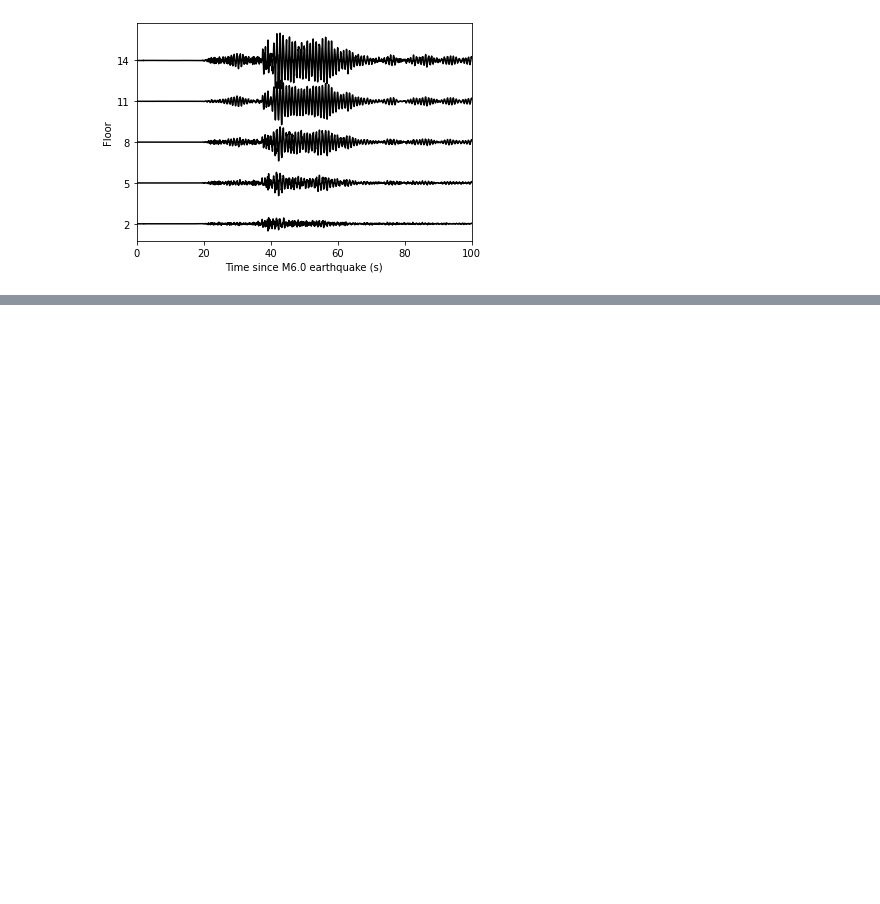
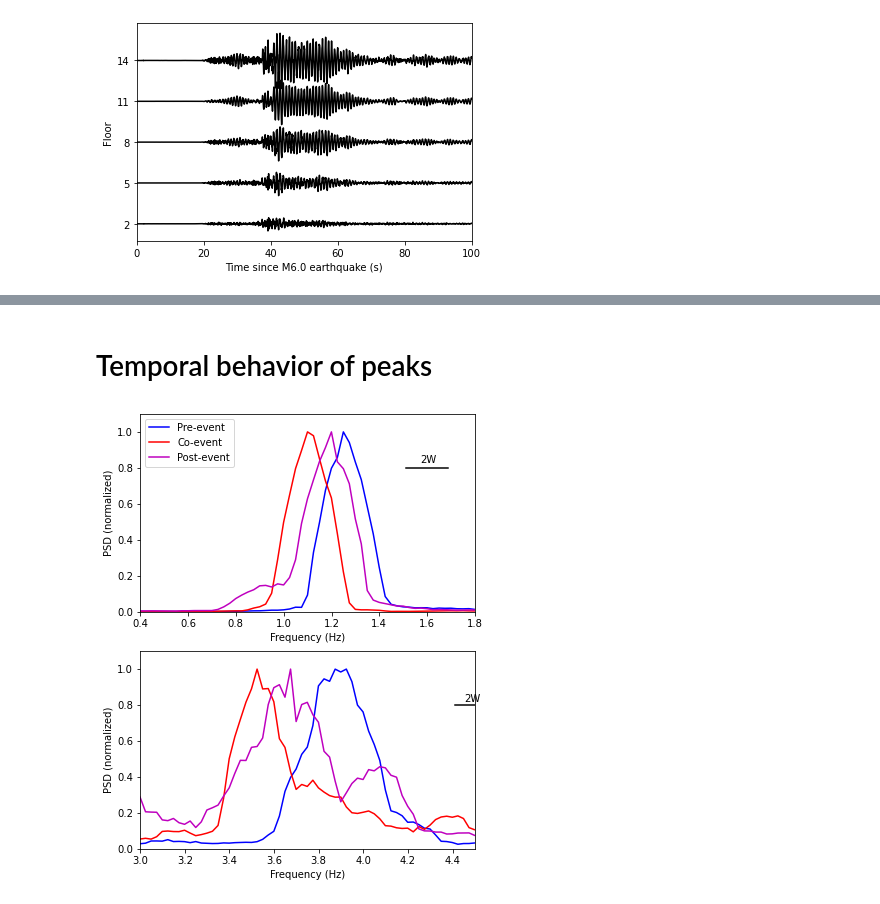
Before and after one commit to gaprieto/multitaper, a Jupyter notebook: examples/mtspec_timefreq.ipynb, the cells around one changed output, grey strips where cells are left out. Cells and saved outputs as stored; diff of their text form; code cells hidden in the pictures; blank space fills up the shorter version.

```diff
--- a/examples/mtspec_timefreq.ipynb
+++ b/examples/mtspec_timefreq.ipynb
@@ -248,0 +248,42 @@ plt.savefig('figures/tf_spec2.jpg')
+# %% [markdown]
+# Temporal behavior of peaks
+# %%
+#------------------------------------------
+# Select time windows
+#------------------------------------------
+k1 = 10
+k2 = 28
+k3 = 44
+
+fig2 = plt.figure(figsize=(6,8))
+ax2 = fig2.add_subplot(2,1,2)
+ax2.plot(freq,qisgram[:,k1]/np.max(qisgram[iloc1,k1]),'b',
+         label=r'time=%5.2f'%(tspec[10]));
+ax2.plot(freq,qisgram[:,k2]/np.max(qisgram[iloc1,k2]),'r',
+        label=r'time=%5.2f'%(tspec[28]));
+ax2.plot(freq,qisgram[:,k3]/np.max(qisgram[iloc1,k3]),'m',
+        label=r'time=%5.2f'%(tspec[44]));
+ax2.set_xlim(fl_1,fh_1)
+ax2.set_ylim(0,1.1)
+ax2.plot(lfnw+4.5,[0.8,0.8],'k')
+ax2.text(4.45,0.82,'2W')
+ax2.set_xlabel('Frequency (Hz)')
+ax2.set_ylabel('PSD (normalized)')
+
+ax3 = fig2.add_subplot(2,1,1)
+ax3.plot(freq,qisgram[:,k1]/np.max(qisgram[iloc2,k1]),'b',
+         label='Pre-event');
+ax3.plot(freq,qisgram[:,k2]/np.max(qisgram[iloc2,k2]),'r',
+        label='Co-event');
+ax3.plot(freq,qisgram[:,k3]/np.max(qisgram[iloc2,k3]),'m',
+        label='Post-event');
+ax3.set_xlim(0.4,fh_2+0.2)
+ax3.set_ylim(0,1.1)
+ax3.plot(lfnw+1.6,[0.8,0.8],'k')
+ax3.text(1.57,0.83,'2W')
+ax3.legend(loc='upper left')
+ax3.set_xlabel('Frequency (Hz)')
+ax3.set_ylabel('PSD (normalized)')
+plt.savefig('figures/tf_spec1.jpg')
+# %% [output]
+[figure, added]
```
Also changed, not shown: parts of 8 cells of this notebook, 16 other files.
